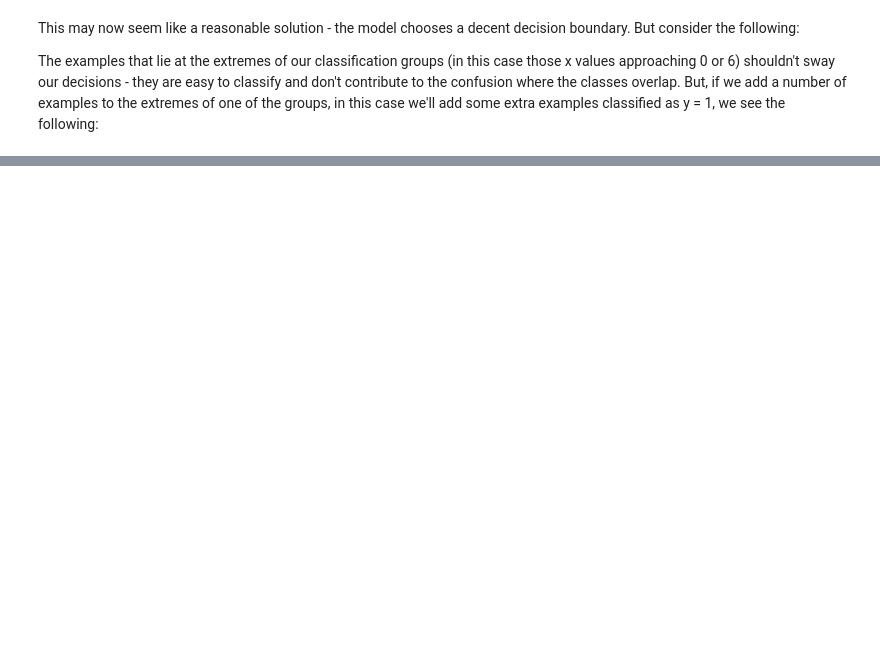
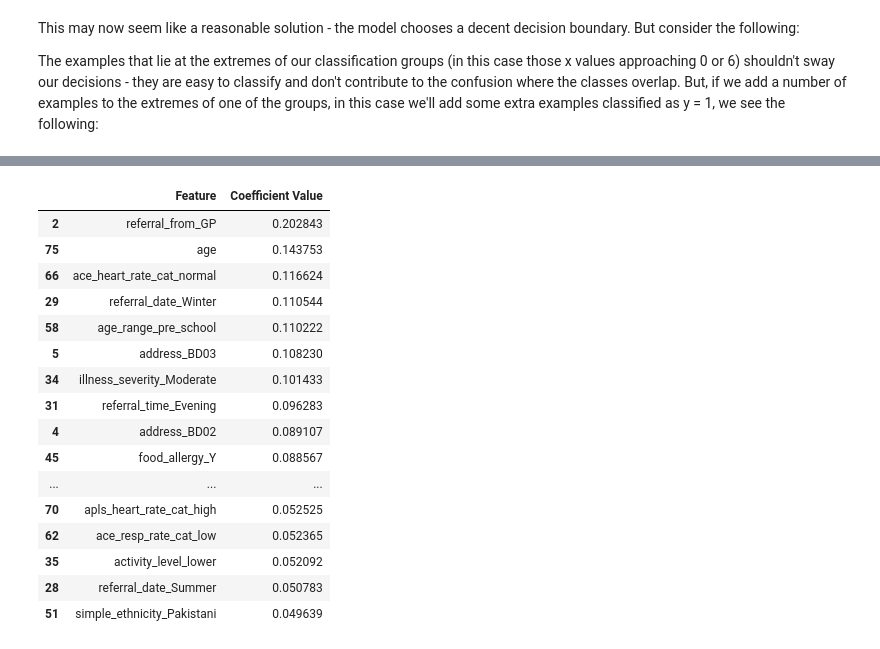
Before and after one commit to btcooper22/ace_project, a Jupyter notebook: models/logistic_regression_model.ipynb, the cells around one changed output, grey strips where cells are left out. Cells and saved outputs as stored; diff of their text form; code cells hidden in the pictures; blank space fills up the shorter version.

Commit message:
finished lr notebook and tweaks to training functions

```diff
--- a/models/logistic_regression_model.ipynb
+++ b/models/logistic_regression_model.ipynb
@@ -190,20 +255,18 @@ Great! With that done we can move on to fitting the model to the ACE dataset.
 # %%
-data_loc = "/Users/samrelins/Documents/LIDA/ace_project/data/ace_data_orig.csv"
-ace_data_orig = pd.read_csv(data_loc)
-
-X_train, y_train, X_test, y_test = return_train_test(ace_data_orig)
-X_train, X_test = encode_and_scale(
-    X_train=X_train,
+X_train_prepped, X_test_prepped = encode_and_scale( X_train=X_train,
     y_train=y_train,
     X_test=X_test,
     cat_encoder="one_hot"
 )
 
-log_reg_clf = LogisticRegression(max_iter=10000,
-                                 penalty = "l1",
-                                 solver = "liblinear",
-                                 class_weight="balanced",
-                                 C = 0.08858667904100823)
+log_reg_clf = LogisticRegression(
+    random_state=0,
+    max_iter=1000,
+    solver="saga",
+    class_weight="balanced",
+    n_jobs=-1,
+    **best_params
+)
 
-log_reg_clf.fit(X_train, y_train)
+log_reg_clf.fit(X_train_prepped, y_train)
 # %% [output]
@@ -298,0 +311,24 @@ array([[False, False,  True, False, False, False, False, False, False,
+# %%
+log_reg_coefs = pd.DataFrame({
+    "Feature": X_train_prepped.columns,
+    "Coefficient Value": log_reg_clf.coef_[0]
+})
+log_reg_coefs.sort_values(by="Coefficient Value", ascending=False).head(20)
+# %% [output]
+|  | Feature | Coefficient Value |
+| 2 | referral_from_GP | 0.202843 |
+| 75 | age | 0.143753 |
+| 66 | ace_heart_rate_cat_normal | 0.116624 |
+| 29 | referral_date_Winter | 0.110544 |
+| 58 | age_range_pre_school | 0.110222 |
+| 5 | address_BD03 | 0.108230 |
+| 34 | illness_severity_Moderate | 0.101433 |
+| 31 | referral_time_Evening | 0.096283 |
+| 4 | address_BD02 | 0.089107 |
+| 45 | food_allergy_Y | 0.088567 |
+| ... | ... | ... |
+| 70 | apls_heart_rate_cat_high | 0.052525 |
+| 62 | ace_resp_rate_cat_low | 0.052365 |
+| 35 | activity_level_lower | 0.052092 |
+| 28 | referral_date_Summer | 0.050783 |
+| 51 | simple_ethnicity_Pakistani | 0.049639 |
```
Also changed, not shown: parts of 34 cells of this notebook, 2 other files.
